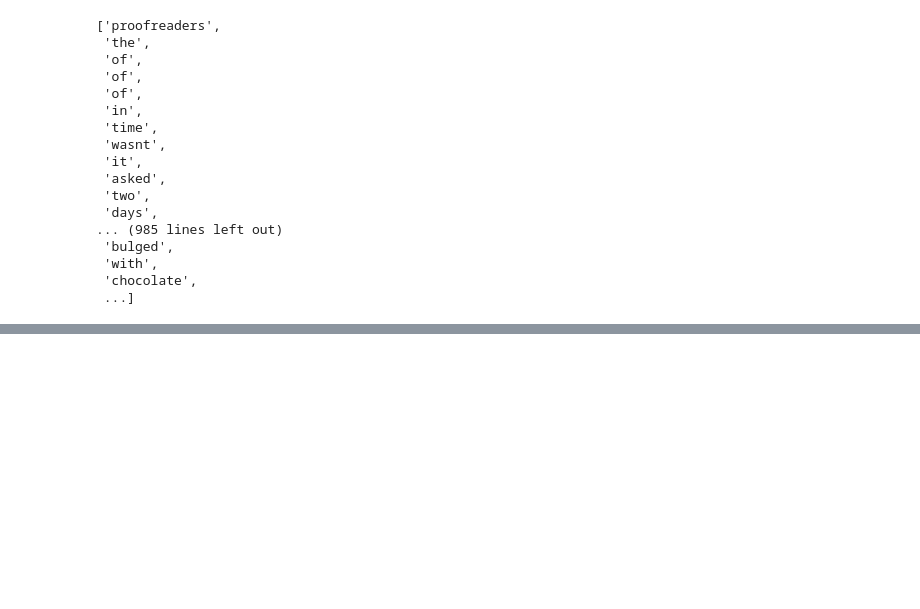
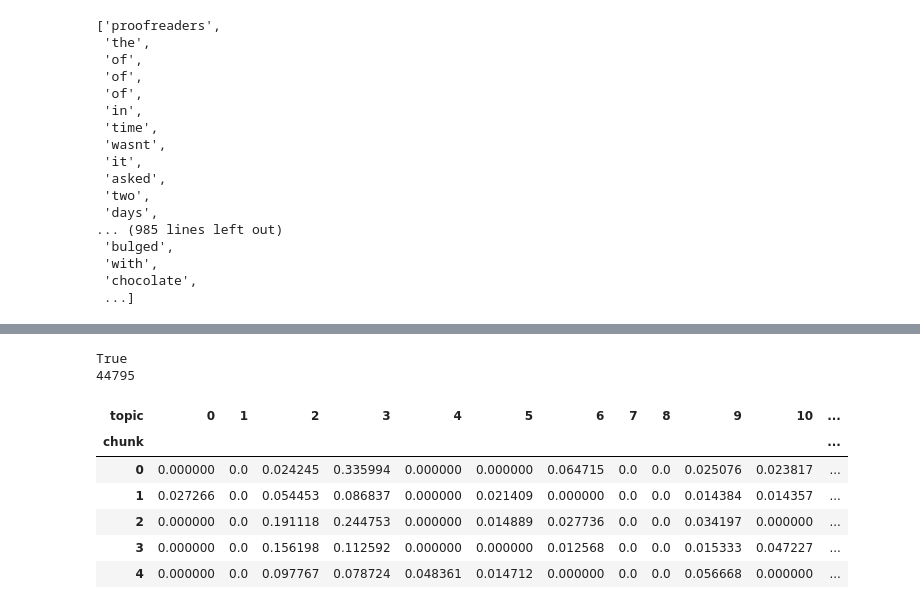
Before and after one commit to maggimckenzie/capstone_mm, a Jupyter notebook: notebooks/detective_and_mystery_lda04.ipynb, the cells around one changed output, grey strips where cells are left out. Cells and saved outputs as stored; diff of their text form; code cells hidden in the pictures; blank space fills up the shorter version.

```diff
--- a/notebooks/detective_and_mystery_lda04.ipynb
+++ b/notebooks/detective_and_mystery_lda04.ipynb
@@ -450,0 +481,19 @@ corpus[9]
+# %%
+# Look at the class notebook to compile the topics from get_document_topics into a dataframe
+# look at enumerate because it gives you the index as you go through it
+contents = []
+#short_corpus = corpus[:4]
+for idx, tuple_list in enumerate(corpus):
+    topics = model.get_document_topics(corpus[idx])
+    for res in topics:
+        topic, pct = res
+        contents.append({'chunk':idx,'topic':topic, 'percent':pct})
+topics = pd.DataFrame(contents)
+topics.head()
+
+
+
+    #model.get_document_topics(corpus[i])
+
+    #for idx, val in enumerate(ints):
+    #print(idx, val)
@@ -450,0 +507,18 @@ corpus[9]
+# %%
+topics_pivot = topics.pivot(index = 'chunk', columns = 'topic', values = 'percent').fillna(0)
+
+#Does everything match?
+print(len(data_words_chunked) == len(topics_pivot))
+print(len(topics_pivot))
+
+topics_pivot.head()
+# %% [output]
+True
+44795
+| topic | 0 | 1 | 2 | 3 | 4 | 5 | 6 | 7 | 8 | 9 | 10 | ... |
+| chunk |  |  |  |  |  |  |  |  |  |  |  | ... |
+| 0 | 0.000000 | 0.0 | 0.024245 | 0.335994 | 0.000000 | 0.000000 | 0.064715 | 0.0 | 0.0 | 0.025076 | 0.023817 | ... |
+| 1 | 0.027266 | 0.0 | 0.054453 | 0.086837 | 0.000000 | 0.021409 | 0.000000 | 0.0 | 0.0 | 0.014384 | 0.014357 | ... |
+| 2 | 0.000000 | 0.0 | 0.191118 | 0.244753 | 0.000000 | 0.014889 | 0.027736 | 0.0 | 0.0 | 0.034197 | 0.000000 | ... |
+| 3 | 0.000000 | 0.0 | 0.156198 | 0.112592 | 0.000000 | 0.000000 | 0.012568 | 0.0 | 0.0 | 0.015333 | 0.047227 | ... |
+| 4 | 0.000000 | 0.0 | 0.097767 | 0.078724 | 0.048361 | 0.014712 | 0.000000 | 0.0 | 0.0 | 0.056668 | 0.000000 | ... |
```
Also changed, not shown: parts of 44 cells of this notebook, 1 other file.
